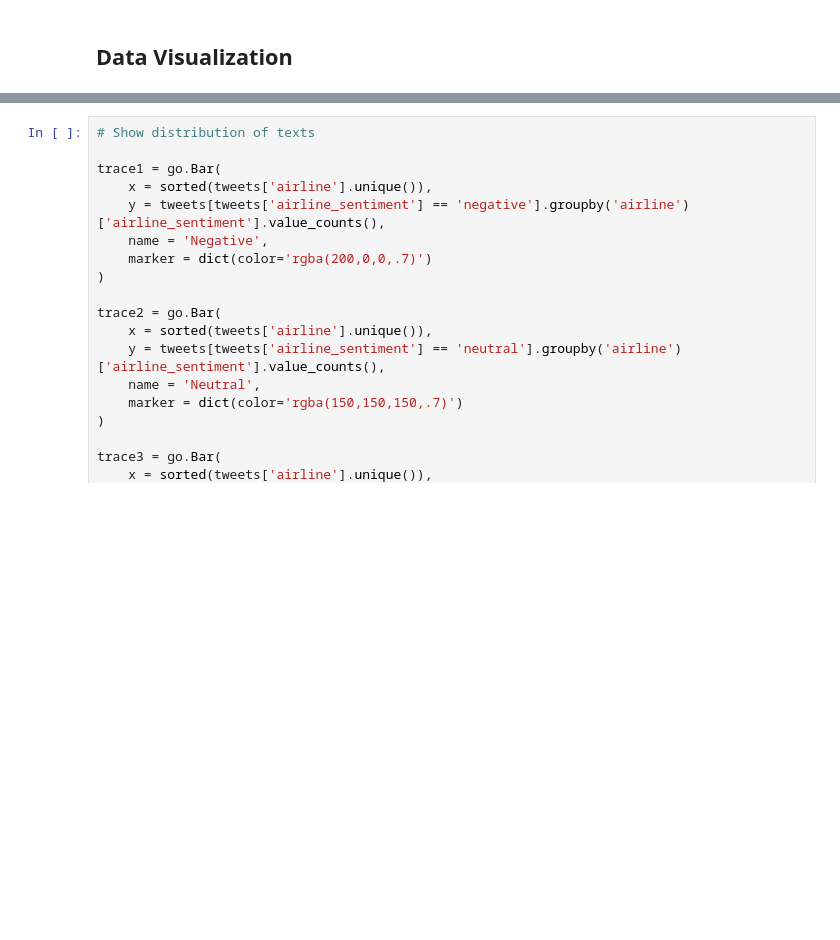
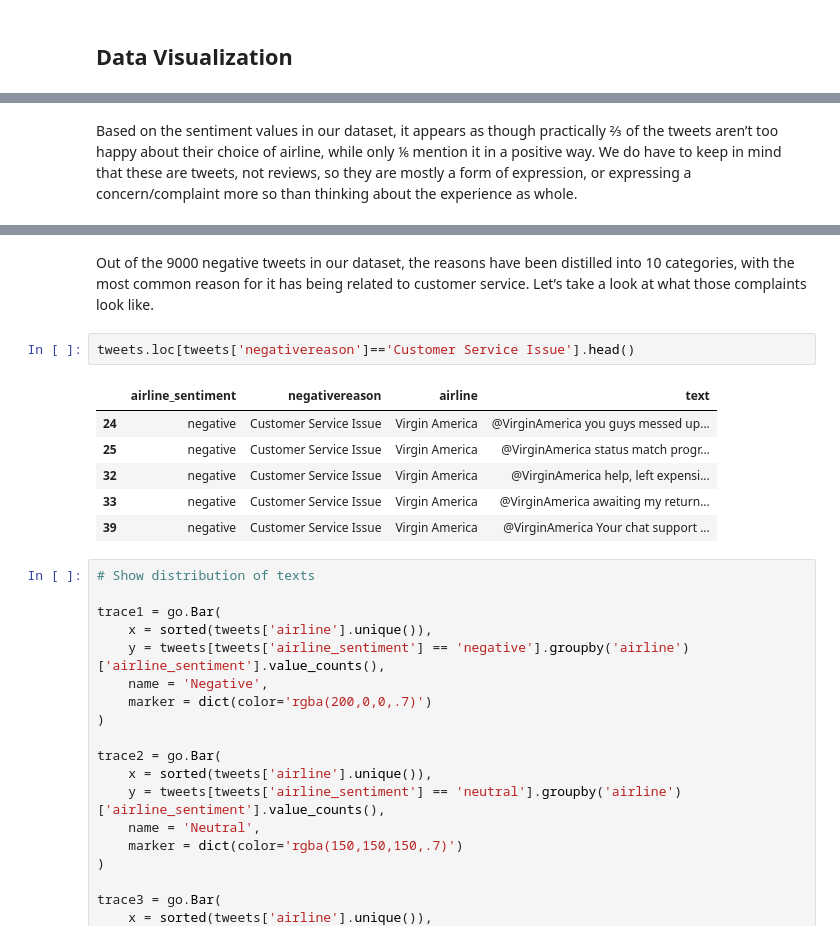
Before and after one commit to colleen-chen/Portfolio, a Jupyter notebook: Sentiment Analysis with Airline Tweets/Airline Sentiment Analysis using Twitter Data.ipynb, the cells around one changed output, grey strips where cells are left out. Cells and saved outputs as stored; diff of their text form; blank space fills up the shorter version.

```diff
--- a/Sentiment Analysis with Airline Tweets/Airline Sentiment Analysis using Twitter Data.ipynb
+++ b/Sentiment Analysis with Airline Tweets/Airline Sentiment Analysis using Twitter Data.ipynb
@@ -206,6 +171,8 @@ fig = go.Figure(data = [trace], layout = layout)
 py.offline.iplot(fig, filename='cufflinks/simple')
 # %% [output]
 [interactive output not drawn]
+# %% [markdown]
+Based on the sentiment values in our dataset, it appears as though practically ⅔ of the tweets aren’t too happy about their choice of airline, while only ⅙ mention it in a positive way. We do have to keep in mind that these are tweets, not reviews, so they are mostly a form of expression, or expressing a concern/complaint more so than thinking about the experience as whole.
 # %%
 # Plots the complaint reasons, and their frequency
 # (It might be nice to somehow show how common each reason is for each airline)
@@ -227,6 +194,17 @@ fig = go.Figure(data = data, layout = layout)
 py.offline.iplot(fig, filename='cufflinks/simple')
 # %% [output]
 [interactive output not drawn]
+# %% [markdown]
+Out of the 9000 negative tweets in our dataset, the reasons have been distilled into 10 categories, with the most common reason for it has being related to customer service. Let’s take a look at what those complaints look like.
+# %%
+tweets.loc[tweets['negativereason']=='Customer Service Issue'].head()
+# %% [output]
+|  | airline_sentiment | negativereason | airline | text |
+| 24 | negative | Customer Service Issue | Virgin America | @VirginAmerica you guys messed up... |
+| 25 | negative | Customer Service Issue | Virgin America | @VirginAmerica status match progr... |
+| 32 | negative | Customer Service Issue | Virgin America | @VirginAmerica help, left expensi... |
+| 33 | negative | Customer Service Issue | Virgin America | @VirginAmerica awaiting my return... |
+| 39 | negative | Customer Service Issue | Virgin America | @VirginAmerica Your chat support ... |
 # %%
 # Show distribution of texts
 
```
Also changed, not shown: parts of 45 cells of this notebook.
